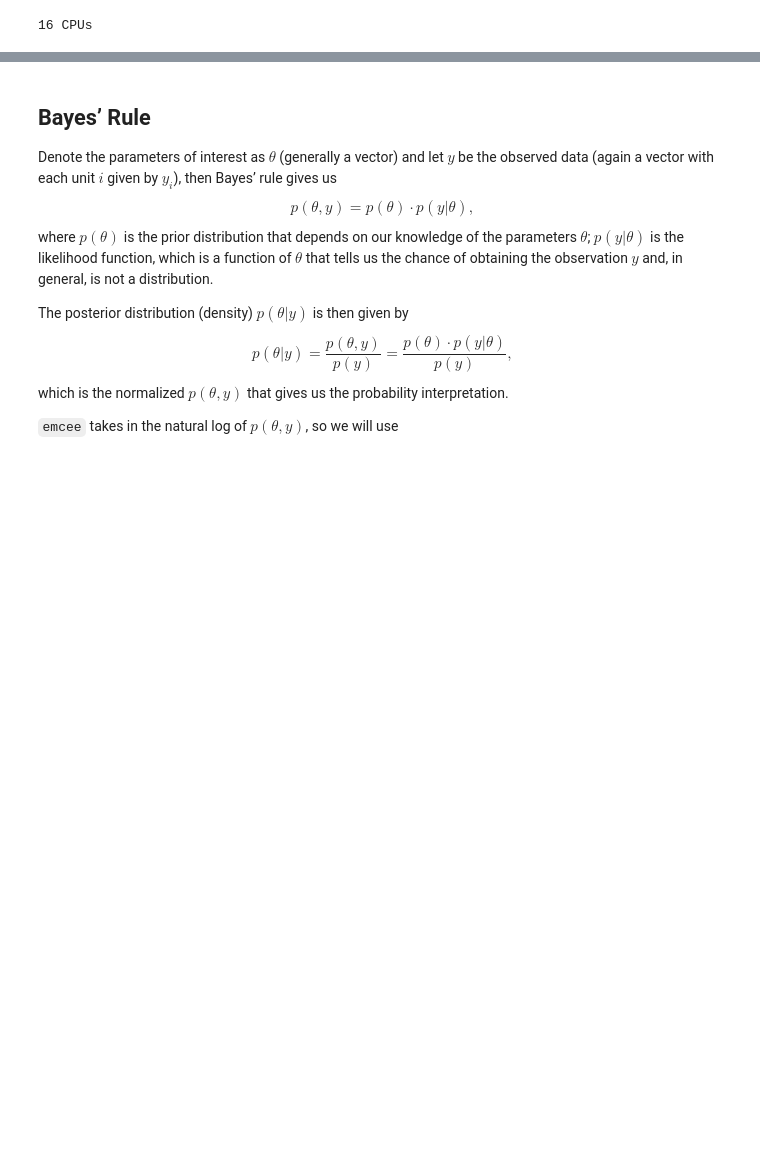
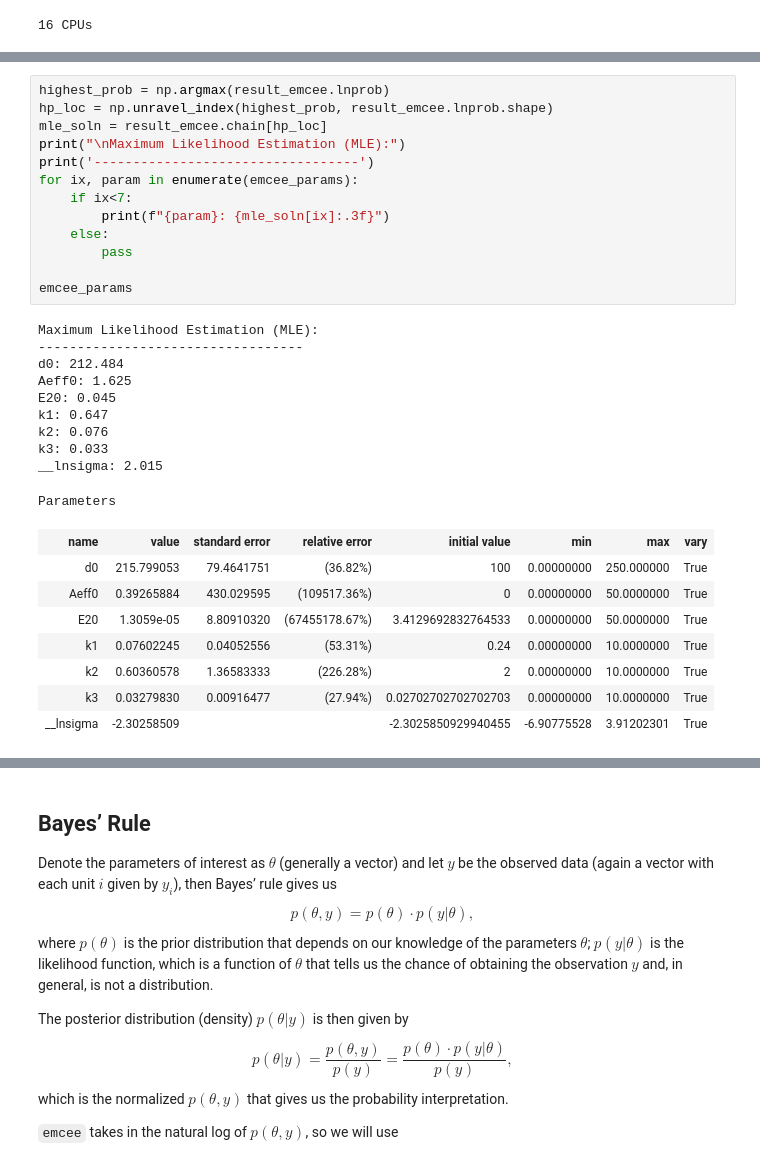
Before and after one commit to transturion/modeling, a Jupyter notebook: 2_Multi-Dose_3-Compartment.ipynb, the cells around one changed output, grey strips where cells are left out. Saved outputs shown, nothing was run; the diff lists cells and outputs as text; blank space fills up the shorter version.

```diff
--- a/2_Multi-Dose_3-Compartment.ipynb
+++ b/2_Multi-Dose_3-Compartment.ipynb
@@ -197,0 +354,32 @@ def E2Full(t, ti, di, Aeffi, E2i, k1, k2, k3):
+# %%
+highest_prob = np.argmax(result_emcee.lnprob)
+hp_loc = np.unravel_index(highest_prob, result_emcee.lnprob.shape)
+mle_soln = result_emcee.chain[hp_loc]
+print("\nMaximum Likelihood Estimation (MLE):")
+print('----------------------------------')
+for ix, param in enumerate(emcee_params):
+    if ix<7:
+        print(f"{param}: {mle_soln[ix]:.3f}")
+    else:
+        pass
+
+emcee_params
+# %% [output]
+Maximum Likelihood Estimation (MLE):
+----------------------------------
+d0: 212.484
+Aeff0: 1.625
+E20: 0.045
+k1: 0.647
+k2: 0.076
+k3: 0.033
+__lnsigma: 2.015
+Parameters
+| name | value | standard error | relative error | initial value | min | max | vary |
+| d0 | 215.799053 | 79.4641751 | (36.82%) | 100 | 0.00000000 | 250.000000 | True |
+| Aeff0 | 0.39265884 | 430.029595 | (109517.36%) | 0 | 0.00000000 | 50.0000000 | True |
+| E20 | 1.3059e-05 | 8.80910320 | (67455178.67%) | 3.4129692832764533 | 0.00000000 | 50.0000000 | True |
+| k1 | 0.07602245 | 0.04052556 | (53.31%) | 0.24 | 0.00000000 | 10.0000000 | True |
+| k2 | 0.60360578 | 1.36583333 | (226.28%) | 2 | 0.00000000 | 10.0000000 | True |
+| k3 | 0.03279830 | 0.00916477 | (27.94%) | 0.02702702702702703 | 0.00000000 | 10.0000000 | True |
+| __lnsigma | -2.30258509 |  |  | -2.3025850929940455 | -6.90775528 | 3.91202301 | True |
```
Also changed, not shown: parts of 33 cells of this notebook.
